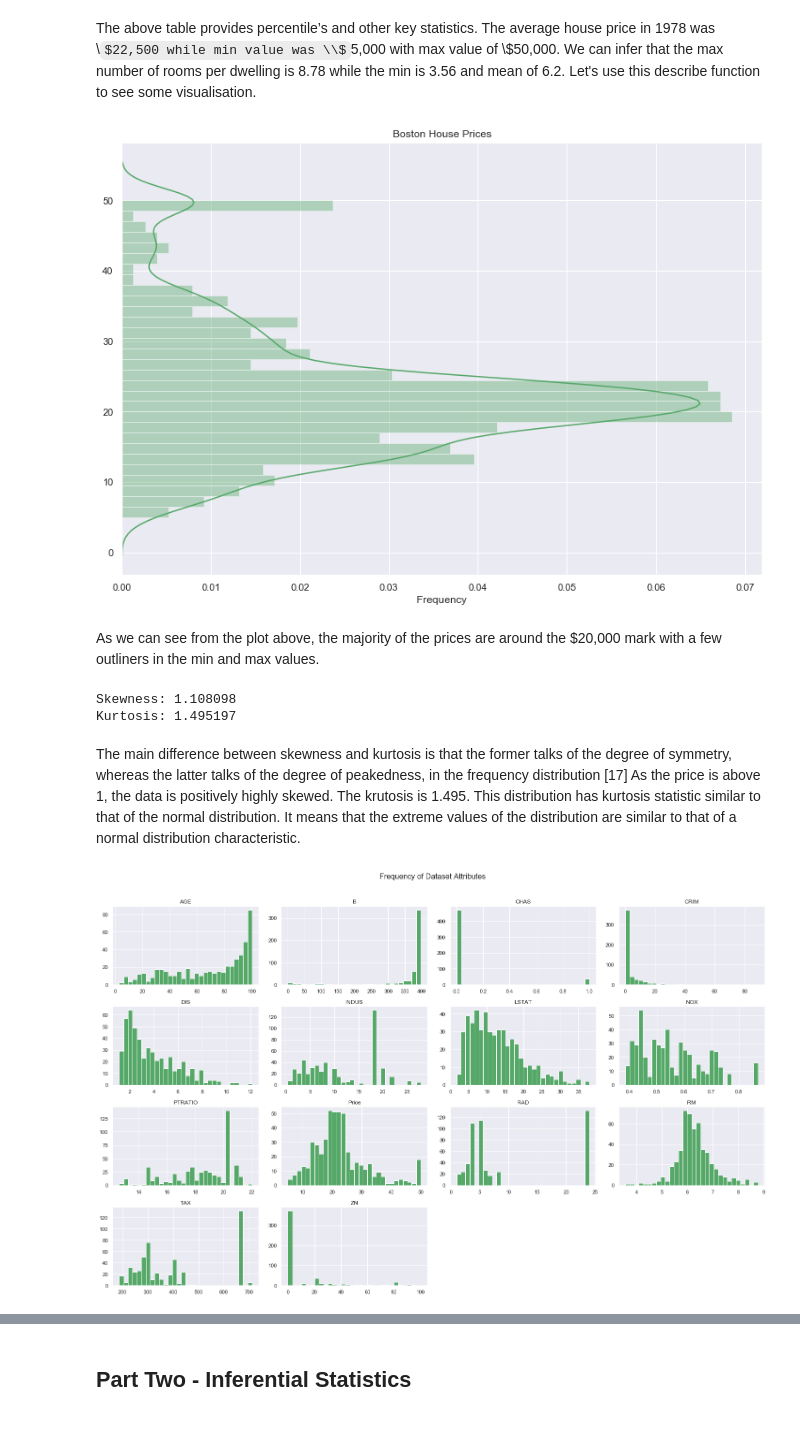
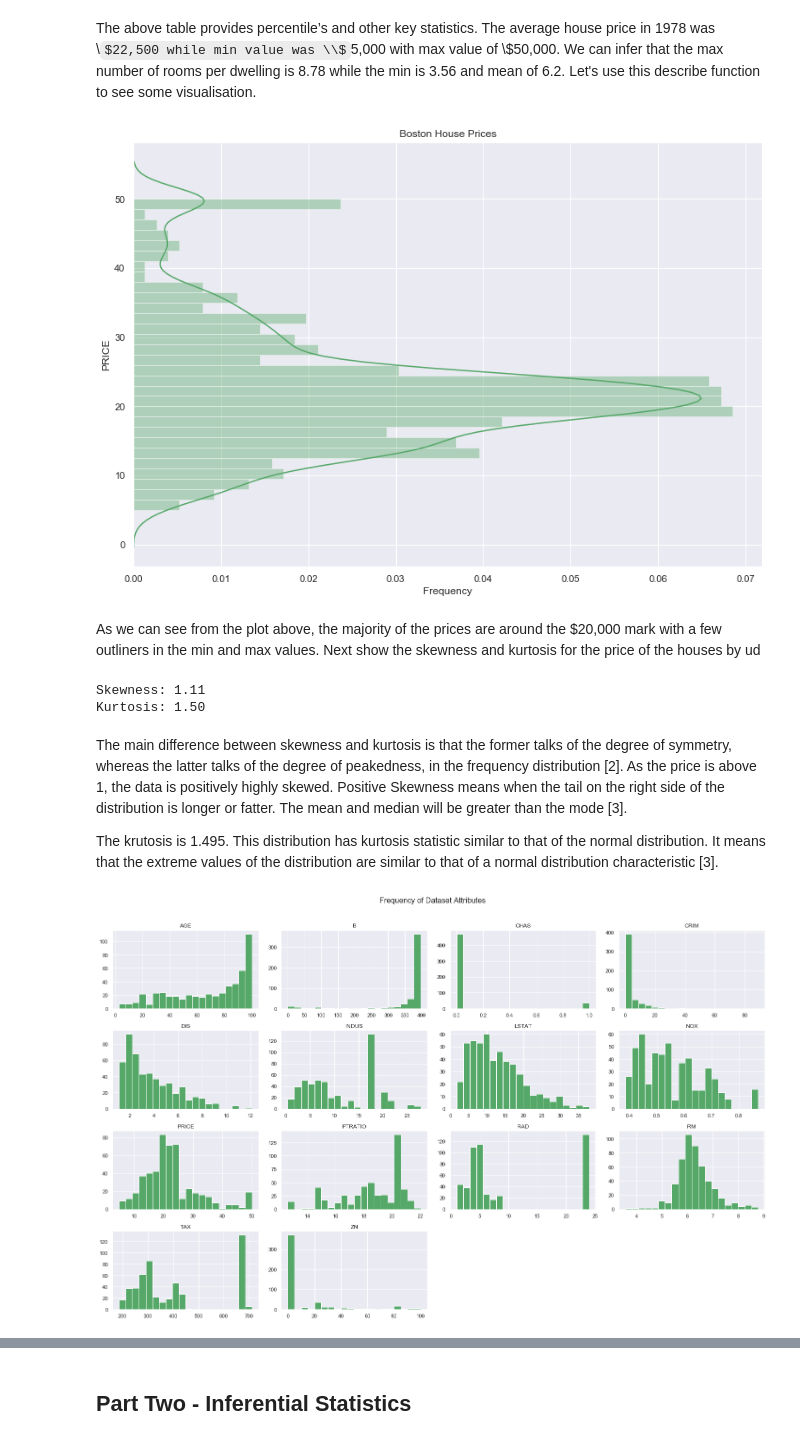
Before and after one commit to JohnADeady/ML-S-Project, a Jupyter notebook: Boston House Prices.ipynb, the cells around one changed output, grey strips where cells are left out. Cells and saved outputs as stored; diff of their text form; code cells hidden in the pictures; some formulas as TeX source.

```diff
--- a/Boston House Prices.ipynb
+++ b/Boston House Prices.ipynb
@@ -66,7 +66,7 @@ A descriptive statistic is a summary statistic that quantitatively describes or
 # Converting data from nd-array to pandas dataframe, re-naming column names & Price Column
 data = pd.DataFrame(boston.data)
 data.columns = boston.feature_names
-data['Price'] = boston.target
+data['PRICE'] = boston.target
 
 # Print the first 5 rows of the dataset with four decimal places
 data.head(5).round(4)
@@ -101,7 +101,7 @@ sns.set_color_codes()
 sns.set(rc={'figure.figsize':(13,9)})
 
 # Create a displot to show the 'Price'
-sns.distplot(boston.target, bins=30, vertical=True, color="g")
+sns.distplot(data['PRICE'], bins=30, vertical=True, color="g")
 
 #Title
 plt.title("Boston House Prices")
@@ -112,25 +112,27 @@ plt.xlabel("Frequency")
 #Print plot
 plt.show()
 # %% [output]
-[figure, old version]
+[figure, new version]
 # %% [markdown]
-As we can see from the plot above, the majority of the prices are around the $20,000 mark with a few outliners in the min and max values.
+As we can see from the plot above, the majority of the prices are around the $20,000 mark with a few outliners in the min and max values. Next show the skewness and kurtosis for the price of the houses by ud
 # %%
 #skewness and kurtosis
-print("Skewness: %f" % data['Price'].skew())
-print("Kurtosis: %f" % data['Price'].kurt())
+print("Skewness: %.2f" % data['PRICE'].skew())
+print("Kurtosis: %.2f" % data['PRICE'].kurt())
 # %% [output]
-Skewness: 1.108098
-Kurtosis: 1.495197
+Skewness: 1.11
+Kurtosis: 1.50
 # %% [markdown]
-The main difference between skewness and kurtosis is that the former talks of the degree of symmetry, whereas the latter talks of the degree of peakedness, in the frequency distribution [17] As the price is above 1, the data is positively highly skewed. The krutosis is 1.495. This distribution has kurtosis statistic similar to that of the normal distribution. It means that the extreme values of the distribution are similar to that of a normal distribution characteristic.
+The main difference between skewness and kurtosis is that the former talks of the degree of symmetry, whereas the latter talks of the degree of peakedness, in the frequency distribution [2]. As the price is above 1, the data is positively highly skewed. Positive Skewness means when the tail on the right side of the distribution is longer or fatter. The mean and median will be greater than the mode [3].
+
+The krutosis is 1.495. This distribution has kurtosis statistic similar to that of the normal distribution. It means that the extreme values of the distribution are similar to that of a normal distribution characteristic [3].
 # %%
 # Create a histogram for
-data.hist(bins=30,figsize=(20,12),grid=True, color='g')
+data.hist(bins=20,figsize=(20,12),grid=True, color='g')
 
 # Title of Histogram
 plt.suptitle('Frequency of Dataset Attributes', y=1.05, size=16)
 plt.tight_layout()
 # %% [output]
-[figure, old version]
+[figure, new version]
 # %% [markdown]
```
Also changed, not shown: parts of 14 cells of this notebook.
